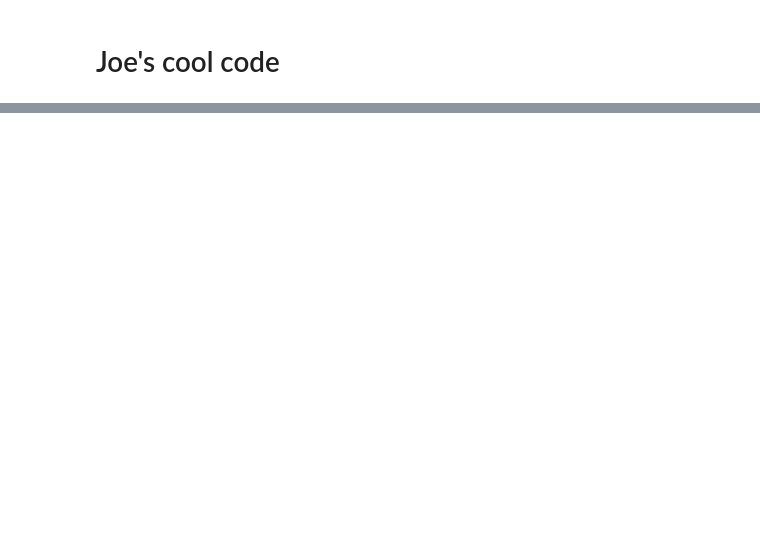
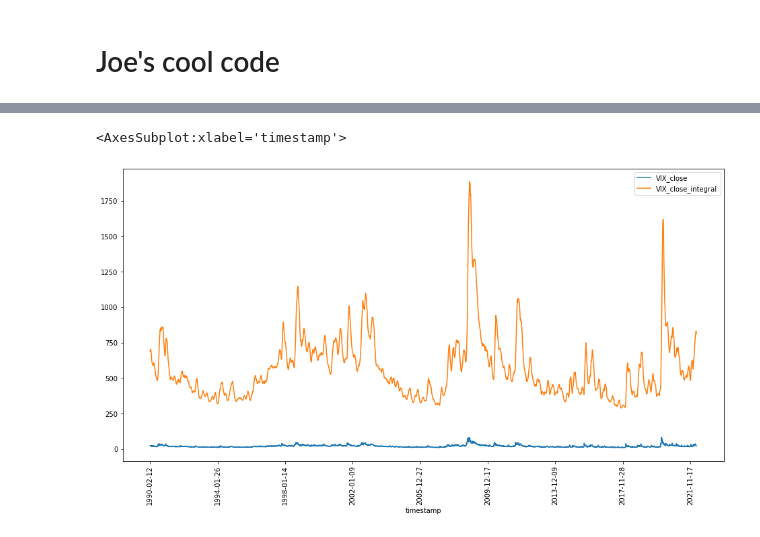
Before and after one commit to JoeHGeoghegan/VIX_Timing_The_Market, a Jupyter notebook: Notebooks/Joe.ipynb, the cells around one changed output, grey strips where cells are left out. Drawn from its saved outputs; the diff is of its cells as text; code cells hidden in the pictures; blank space fills up the shorter version.

```diff
--- a/Notebooks/Joe.ipynb
+++ b/Notebooks/Joe.ipynb
@@ -69,0 +70,7 @@ scaled[['VIX_close_integral','SPY_close']].dropna().plot(rot=90,figsize=(16,8))
+# %%
+scaled = graphing_data
+# scaled['VIX_close_integral'] = graphing_data['VIX_close_integral']+graphing_data['SPY_close'].dropna().iloc[0]
+scaled[['VIX_close','VIX_close_integral']].dropna().plot(rot=90,figsize=(16,8))
+# %% [output]
+<AxesSubplot:xlabel='timestamp'>
+[figure, added]
```
Also changed, not shown: parts of 3 cells of this notebook, 21 other files.
